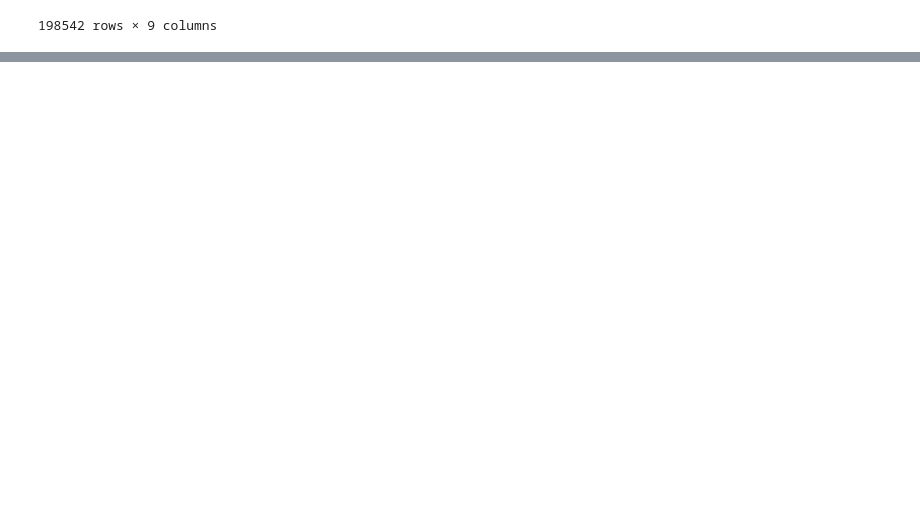
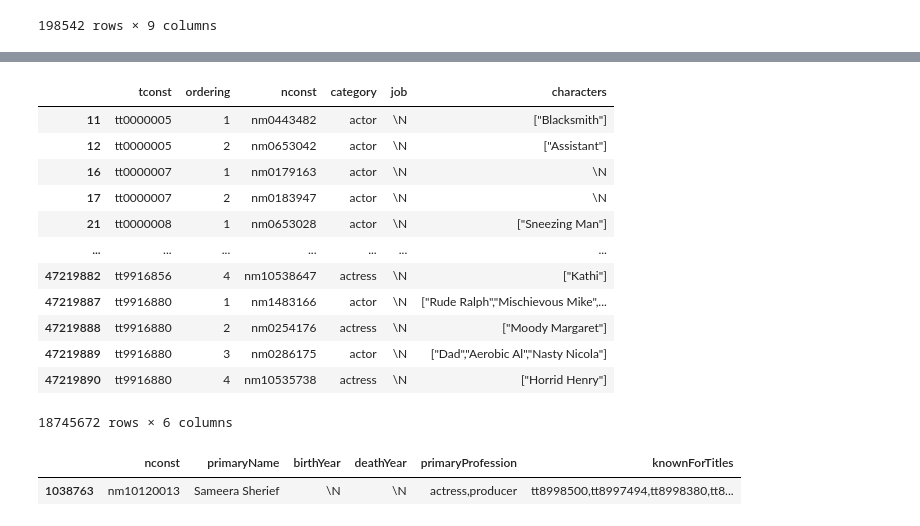
Before and after one commit to BerengerQueune/ABC-Data, a Jupyter notebook: Bérenger/Code.ipynb, the cells around one changed output, grey strips where cells are left out. Saved outputs shown, nothing was run; the diff lists cells and outputs as text; code cells hidden in the pictures; blank space fills up the shorter version.

```diff
--- a/Bérenger/Code.ipynb
+++ b/Bérenger/Code.ipynb
@@ -371,0 +400,22 @@ basics_df10
+# %%
+principals_df[principals_df['category'].str.contains('actor|actress')]
+principals_df['nconst'].value_counts()
+# %% [output]
+|  | tconst | ordering | nconst | category | job | characters |
+| 11 | tt0000005 | 1 | nm0443482 | actor | \N | ["Blacksmith"] |
+| 12 | tt0000005 | 2 | nm0653042 | actor | \N | ["Assistant"] |
+| 16 | tt0000007 | 1 | nm0179163 | actor | \N | \N |
+| 17 | tt0000007 | 2 | nm0183947 | actor | \N | \N |
+| 21 | tt0000008 | 1 | nm0653028 | actor | \N | ["Sneezing Man"] |
+| ... | ... | ... | ... | ... | ... | ... |
+| 47219882 | tt9916856 | 4 | nm10538647 | actress | \N | ["Kathi"] |
+| 47219887 | tt9916880 | 1 | nm1483166 | actor | \N | ["Rude Ralph","Mischievous Mike",... |
+| 47219888 | tt9916880 | 2 | nm0254176 | actress | \N | ["Moody Margaret"] |
+| 47219889 | tt9916880 | 3 | nm0286175 | actor | \N | ["Dad","Aerobic Al","Nasty Nicola"] |
+| 47219890 | tt9916880 | 4 | nm10535738 | actress | \N | ["Horrid Henry"] |
+18745672 rows × 6 columns
+# %%
+name_df.loc[name_df['nconst'] == "nm10120013"]
+# %% [output]
+|  | nconst | primaryName | birthYear | deathYear | primaryProfession | knownForTitles |
+| 1038763 | nm10120013 | Sameera Sherief | \N | \N | actress,producer | tt8998500,tt8997494,tt8998380,tt8... |
```
Also changed, not shown: parts of 19 cells of this notebook.
